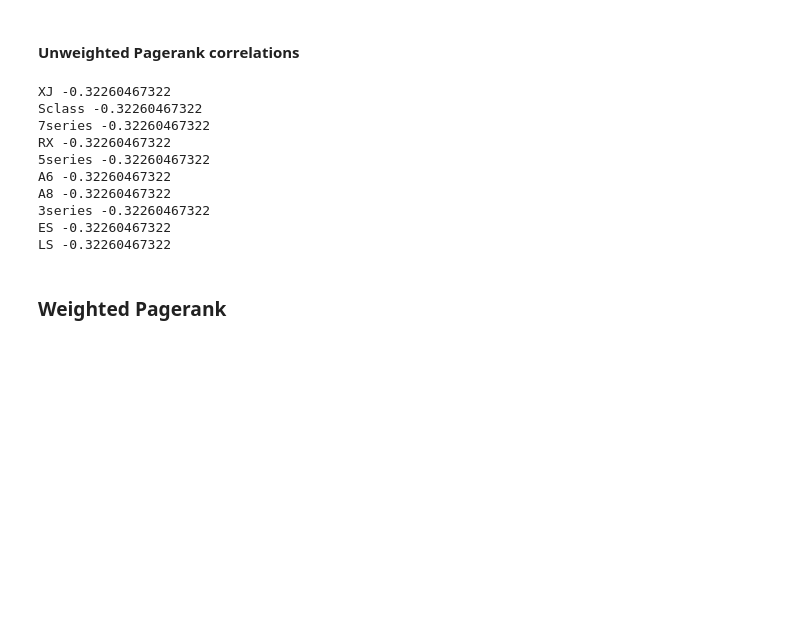
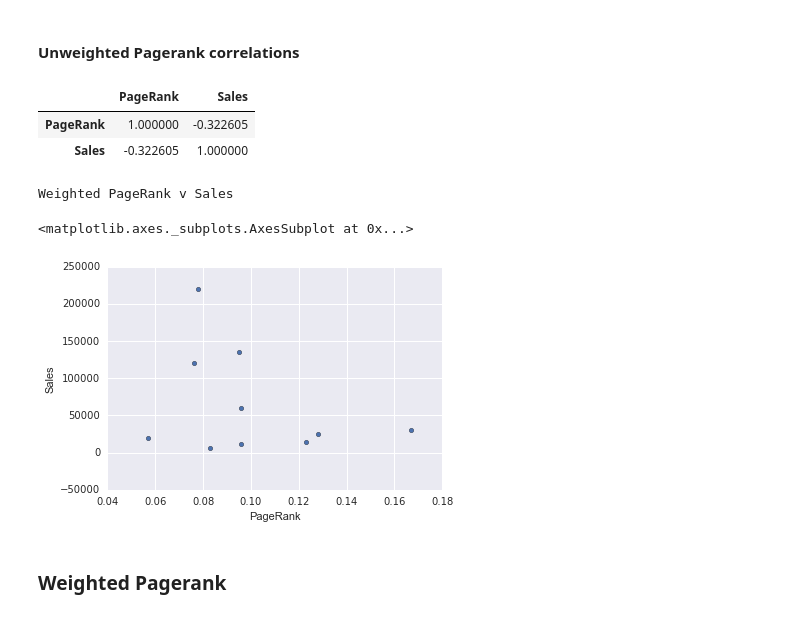
Before and after one commit to brbeckelman/MSBA-Class, a Jupyter notebook: Assignment3/Assignment 3.ipynb, the cells around one changed output. Drawn from its saved outputs; the diff is of its cells as text; code cells hidden in the pictures; blank space fills up the shorter version.

```diff
--- a/Assignment3/Assignment 3.ipynb
+++ b/Assignment3/Assignment 3.ipynb
@@ -62,26 +63,24 @@ sorted(unweighted_pr, key=lambda tup:tup[1], reverse=True)
  ('A6', 0.057)]
 # %% [markdown]
 #### Unweighted Pagerank correlations
-# %%
-#make dict out of list of tuples from pr scores
-carPRscore = dict(unweighted_pr)
-
-keys = list(carPRscore.viewkeys() | CarSales.viewkeys())
-y=0
-while (y < 10):
-    print keys[y], np.corrcoef([carPRscore.get(x, y) for x in keys], [CarSales.get(x, y) for x in keys])[0,1]
-    y+=1
-# %% [output]
-XJ -0.32260467322
-Sclass -0.32260467322
-7series -0.32260467322
-RX -0.32260467322
-5series -0.32260467322
-A6 -0.32260467322
-A8 -0.32260467322
-3series -0.32260467322
-ES -0.32260467322
-LS -0.32260467322
+# %%
+#make dict out of list of tuples from pr scores
+carPRscore = dict(unweighted_pr)
+
+sales_corr = pd.DataFrame([carPRscore, CarSales]).T
+sales_corr.columns = ['PageRank', 'Sales']
+sales_corr.corr()
+# %% [output]
+|  | PageRank | Sales |
+| PageRank | 1.000000 | -0.322605 |
+| Sales | -0.322605 | 1.000000 |
+# %%
+print "Weighted PageRank v Sales"
+sales_corr.plot.scatter('PageRank','Sales')
+# %% [output]
+Weighted PageRank v Sales
+<matplotlib.axes._subplots.AxesSubplot at 0x...>
+[figure, added]
 # %% [markdown]
 ### Weighted Pagerank
 # %%
```
Also changed, not shown: parts of 9 cells of this notebook.
